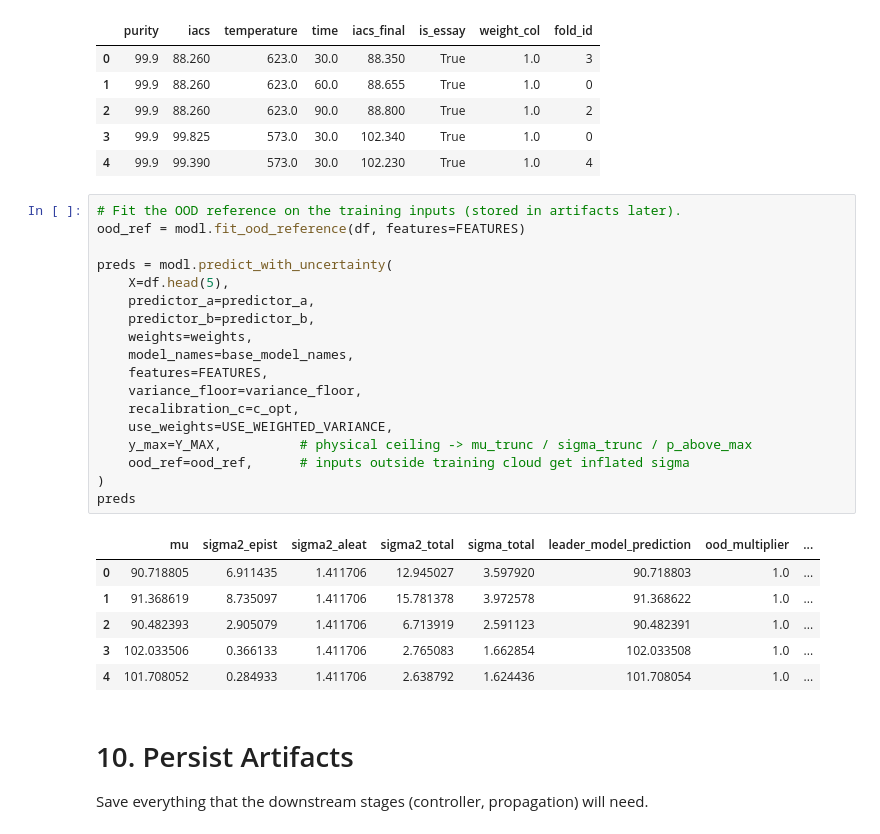
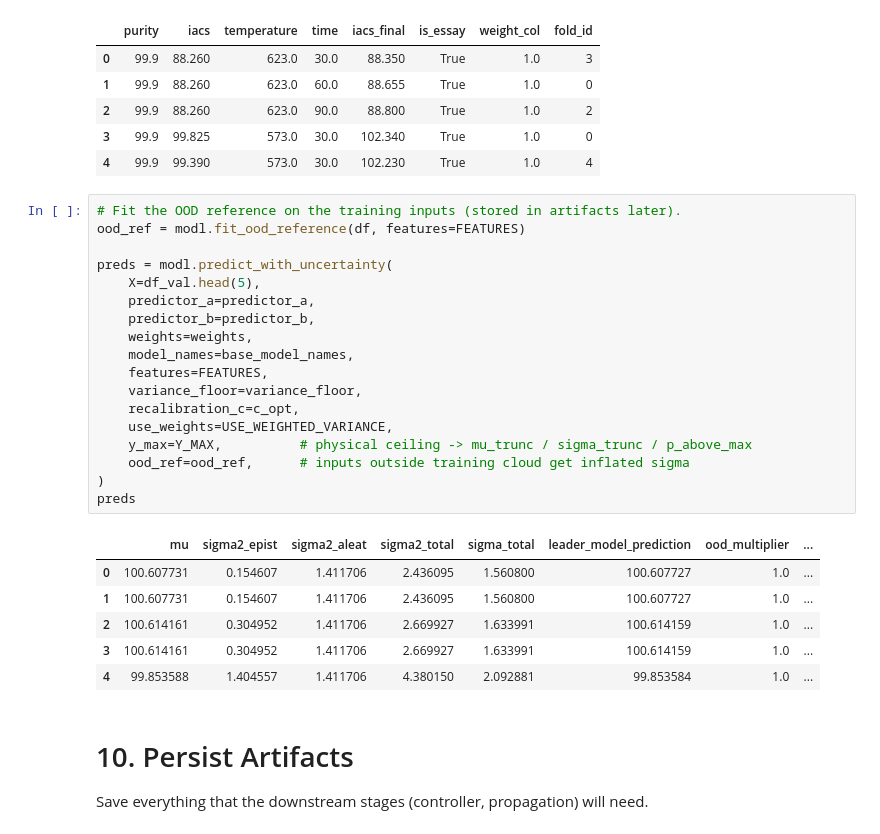
Before and after one commit to FelipeMFO-RM/uncertainty-aware-predictors, a Jupyter notebook: notebooks/modeling/annealing_iacs_fixed.ipynb, the cells around one changed output. Drawn from its saved outputs; the diff is of its cells as text.

```diff
--- a/notebooks/modeling/annealing_iacs_fixed.ipynb
+++ b/notebooks/modeling/annealing_iacs_fixed.ipynb
@@ -876,28 +881,28 @@ df.head(5)
 # %%
 # Fit the OOD reference on the training inputs (stored in artifacts later).
 ood_ref = modl.fit_ood_reference(df, features=FEATURES)
 
 preds = modl.predict_with_uncertainty(
-    X=df.head(5),
+    X=df_val.head(5),
     predictor_a=predictor_a,
     predictor_b=predictor_b,
     weights=weights,
     model_names=base_model_names,
     features=FEATURES,
     variance_floor=variance_floor,
     recalibration_c=c_opt,
     use_weights=USE_WEIGHTED_VARIANCE,
     y_max=Y_MAX,          # physical ceiling -> mu_trunc / sigma_trunc / p_above_max
     ood_ref=ood_ref,      # inputs outside training cloud get inflated sigma
 )
 preds
 # %% [output]
 |  | mu | sigma2_epist | sigma2_aleat | sigma2_total | sigma_total | leader_model_prediction | ood_multiplier | ... |
-| 0 | 90.718805 | 6.911435 | 1.411706 | 12.945027 | 3.597920 | 90.718803 | 1.0 | ... |
-| 1 | 91.368619 | 8.735097 | 1.411706 | 15.781378 | 3.972578 | 91.368622 | 1.0 | ... |
-| 2 | 90.482393 | 2.905079 | 1.411706 | 6.713919 | 2.591123 | 90.482391 | 1.0 | ... |
-| 3 | 102.033506 | 0.366133 | 1.411706 | 2.765083 | 1.662854 | 102.033508 | 1.0 | ... |
-| 4 | 101.708052 | 0.284933 | 1.411706 | 2.638792 | 1.624436 | 101.708054 | 1.0 | ... |
+| 0 | 100.607731 | 0.154607 | 1.411706 | 2.436095 | 1.560800 | 100.607727 | 1.0 | ... |
+| 1 | 100.607731 | 0.154607 | 1.411706 | 2.436095 | 1.560800 | 100.607727 | 1.0 | ... |
+| 2 | 100.614161 | 0.304952 | 1.411706 | 2.669927 | 1.633991 | 100.614159 | 1.0 | ... |
+| 3 | 100.614161 | 0.304952 | 1.411706 | 2.669927 | 1.633991 | 100.614159 | 1.0 | ... |
+| 4 | 99.853588 | 1.404557 | 1.411706 | 4.380150 | 2.092881 | 99.853584 | 1.0 | ... |
 # %% [markdown]
 # 10. Persist Artifacts
 
```
Also changed, not shown: parts of 7 cells of this notebook.
